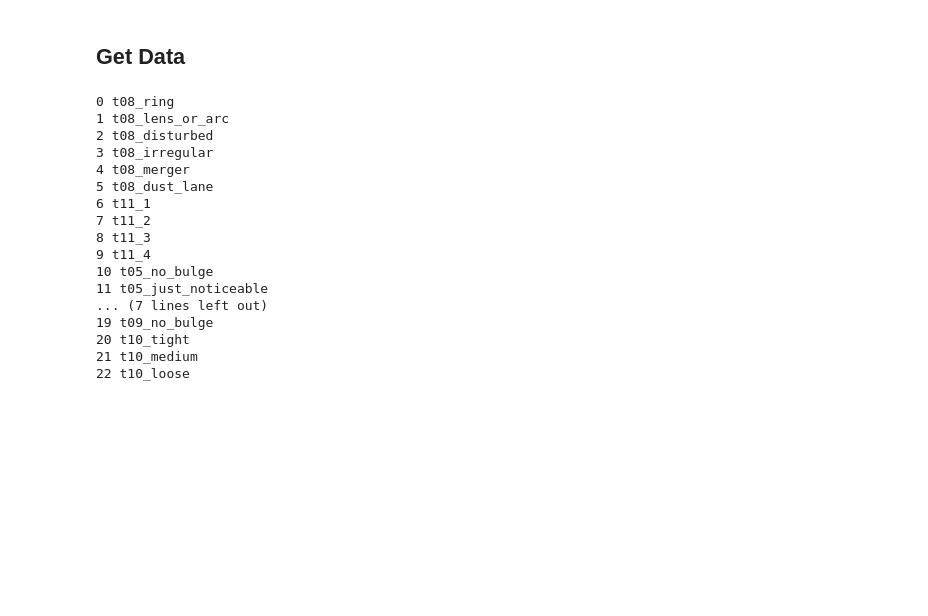
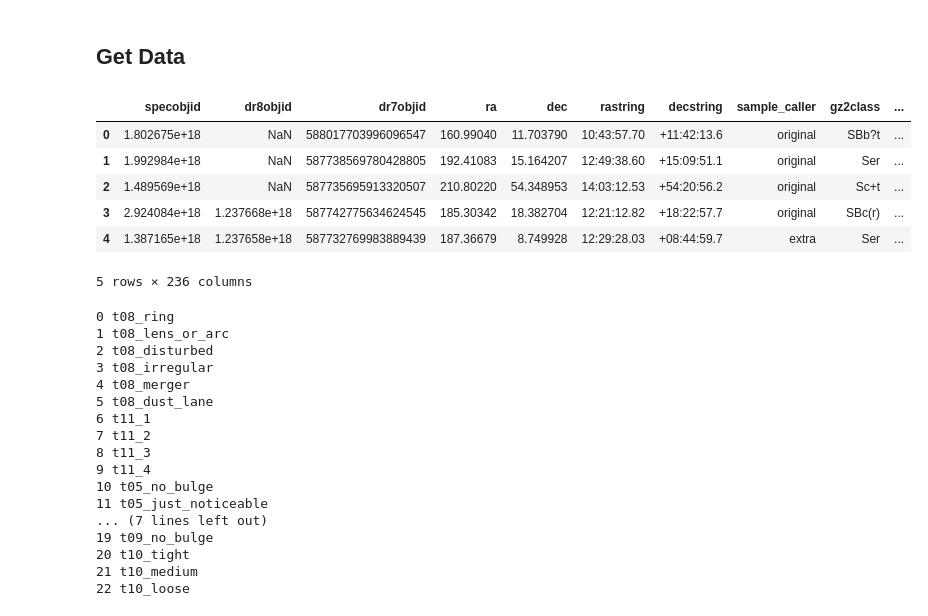
Before and after one commit to PlugInRichi/minIA, a Jupyter notebook: notebooks/CreateDatasetGZ2.ipynb, the cells around one changed output. Cells and saved outputs as stored; diff of their text form; code cells hidden in the pictures; blank space fills up the shorter version.

```diff
--- a/notebooks/CreateDatasetGZ2.ipynb
+++ b/notebooks/CreateDatasetGZ2.ipynb
@@ -11,3 +16,13 @@ df_g = pd.read_csv(galaxyZoo2)
 df = df_g.sample(n=5000, random_state=1)
+# %%
+df_g.head()
+# %% [output]
+|  | specobjid | dr8objid | dr7objid | ra | dec | rastring | decstring | sample_caller | gz2class | ... |
+| 0 | 1.802675e+18 | NaN | 588017703996096547 | 160.99040 | 11.703790 | 10:43:57.70 | +11:42:13.6 | original | SBb?t | ... |
+| 1 | 1.992984e+18 | NaN | 587738569780428805 | 192.41083 | 15.164207 | 12:49:38.60 | +15:09:51.1 | original | Ser | ... |
+| 2 | 1.489569e+18 | NaN | 587735695913320507 | 210.80220 | 54.348953 | 14:03:12.53 | +54:20:56.2 | original | Sc+t | ... |
+| 3 | 2.924084e+18 | 1.237668e+18 | 587742775634624545 | 185.30342 | 18.382704 | 12:21:12.82 | +18:22:57.7 | original | SBc(r) | ... |
+| 4 | 1.387165e+18 | 1.237658e+18 | 587732769983889439 | 187.36679 | 8.749928 | 12:29:28.03 | +08:44:59.7 | extra | Ser | ... |
+5 rows × 236 columns
 # %%
 classes = [
```
Also changed, not shown: parts of 7 cells of this notebook.
